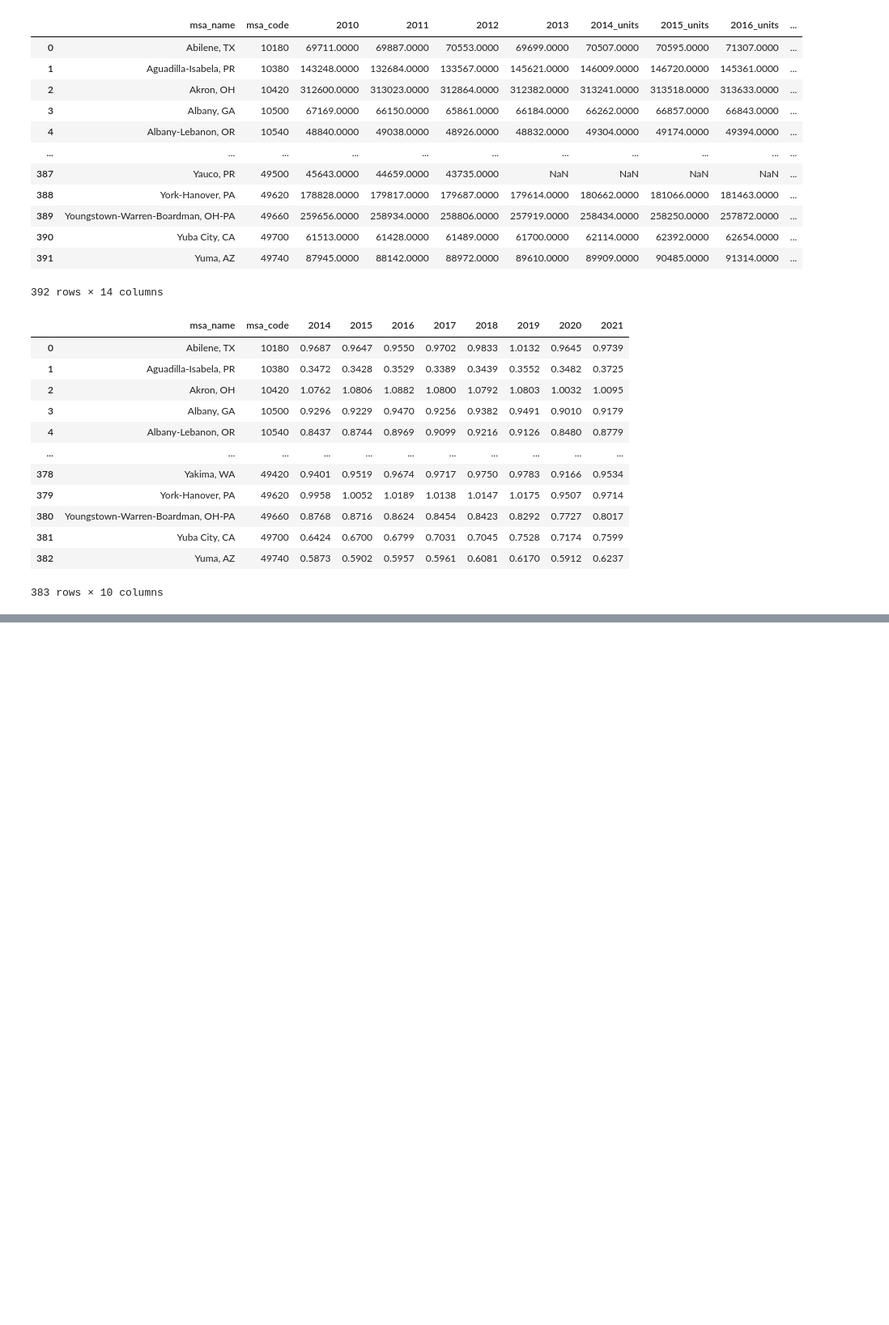
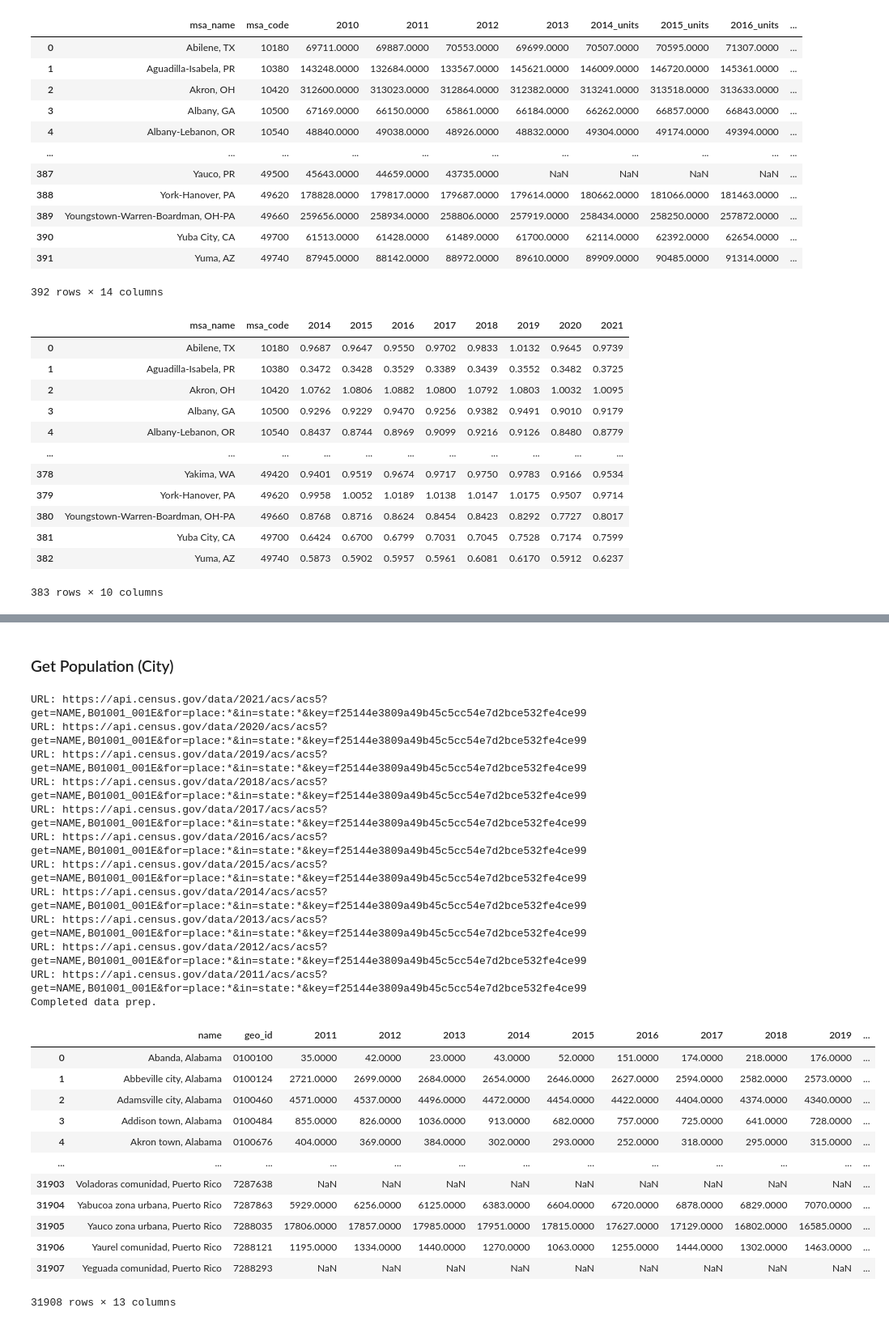
Before and after one commit to AustinJamesWolff/housing_supply_and_demand, a Jupyter notebook: census_api.ipynb, the cells around one changed output, grey strips where cells are left out. Shown at 81% size. Drawn from its saved outputs; the diff is of its cells as text; code cells hidden in the pictures; blank space fills up the shorter version.

Commit message:
Working on city census call

```diff
--- a/census_api.ipynb
+++ b/census_api.ipynb
@@ -1459,0 +1474,43 @@ jobs_per_unit
+# %%
+# Define end year
+begin_year = 2011
+end_year = 2021
+# %% [markdown]
+### Get Population (City)
+# %%
+# Run the API download function
+population_city = download_and_format_msa_census_data(
+    census_code="B01001_001E",
+    census_code_meaning="population_city",
+    begin_year=begin_year,
+    end_year=end_year,
+    format_msa=False,
+    format_city=True
+)
+population_city
+# %% [output]
+URL: https://api.census.gov/data/2021/acs/acs5?get=NAME,B01001_001E&for=place:*&in=state:*&key=f25144e3809a49b45c5cc54e7d2bce532fe4ce99
+URL: https://api.census.gov/data/2020/acs/acs5?get=NAME,B01001_001E&for=place:*&in=state:*&key=f25144e3809a49b45c5cc54e7d2bce532fe4ce99
+URL: https://api.census.gov/data/2019/acs/acs5?get=NAME,B01001_001E&for=place:*&in=state:*&key=f25144e3809a49b45c5cc54e7d2bce532fe4ce99
+URL: https://api.census.gov/data/2018/acs/acs5?get=NAME,B01001_001E&for=place:*&in=state:*&key=f25144e3809a49b45c5cc54e7d2bce532fe4ce99
+URL: https://api.census.gov/data/2017/acs/acs5?get=NAME,B01001_001E&for=place:*&in=state:*&key=f25144e3809a49b45c5cc54e7d2bce532fe4ce99
+URL: https://api.census.gov/data/2016/acs/acs5?get=NAME,B01001_001E&for=place:*&in=state:*&key=f25144e3809a49b45c5cc54e7d2bce532fe4ce99
+URL: https://api.census.gov/data/2015/acs/acs5?get=NAME,B01001_001E&for=place:*&in=state:*&key=f25144e3809a49b45c5cc54e7d2bce532fe4ce99
+URL: https://api.census.gov/data/2014/acs/acs5?get=NAME,B01001_001E&for=place:*&in=state:*&key=f25144e3809a49b45c5cc54e7d2bce532fe4ce99
+URL: https://api.census.gov/data/2013/acs/acs5?get=NAME,B01001_001E&for=place:*&in=state:*&key=f25144e3809a49b45c5cc54e7d2bce532fe4ce99
+URL: https://api.census.gov/data/2012/acs/acs5?get=NAME,B01001_001E&for=place:*&in=state:*&key=f25144e3809a49b45c5cc54e7d2bce532fe4ce99
+URL: https://api.census.gov/data/2011/acs/acs5?get=NAME,B01001_001E&for=place:*&in=state:*&key=f25144e3809a49b45c5cc54e7d2bce532fe4ce99
+Completed data prep.
+|  | name | geo_id | 2011 | 2012 | 2013 | 2014 | 2015 | 2016 | 2017 | 2018 | 2019 | ... |
+| 0 | Abanda, Alabama | 0100100 | 35.0000 | 42.0000 | 23.0000 | 43.0000 | 52.0000 | 151.0000 | 174.0000 | 218.0000 | 176.0000 | ... |
+| 1 | Abbeville city, Alabama | 0100124 | 2721.0000 | 2699.0000 | 2684.0000 | 2654.0000 | 2646.0000 | 2627.0000 | 2594.0000 | 2582.0000 | 2573.0000 | ... |
+| 2 | Adamsville city, Alabama | 0100460 | 4571.0000 | 4537.0000 | 4496.0000 | 4472.0000 | 4454.0000 | 4422.0000 | 4404.0000 | 4374.0000 | 4340.0000 | ... |
+| 3 | Addison town, Alabama | 0100484 | 855.0000 | 826.0000 | 1036.0000 | 913.0000 | 682.0000 | 757.0000 | 725.0000 | 641.0000 | 728.0000 | ... |
+| 4 | Akron town, Alabama | 0100676 | 404.0000 | 369.0000 | 384.0000 | 302.0000 | 293.0000 | 252.0000 | 318.0000 | 295.0000 | 315.0000 | ... |
+| ... | ... | ... | ... | ... | ... | ... | ... | ... | ... | ... | ... | ... |
+| 31903 | Voladoras comunidad, Puerto Rico | 7287638 | NaN | NaN | NaN | NaN | NaN | NaN | NaN | NaN | NaN | ... |
+| 31904 | Yabucoa zona urbana, Puerto Rico | 7287863 | 5929.0000 | 6256.0000 | 6125.0000 | 6383.0000 | 6604.0000 | 6720.0000 | 6878.0000 | 6829.0000 | 7070.0000 | ... |
+| 31905 | Yauco zona urbana, Puerto Rico | 7288035 | 17806.0000 | 17857.0000 | 17985.0000 | 17951.0000 | 17815.0000 | 17627.0000 | 17129.0000 | 16802.0000 | 16585.0000 | ... |
+| 31906 | Yaurel comunidad, Puerto Rico | 7288121 | 1195.0000 | 1334.0000 | 1440.0000 | 1270.0000 | 1063.0000 | 1255.0000 | 1444.0000 | 1302.0000 | 1463.0000 | ... |
+| 31907 | Yeguada comunidad, Puerto Rico | 7288293 | NaN | NaN | NaN | NaN | NaN | NaN | NaN | NaN | NaN | ... |
+31908 rows × 13 columns
```
Also changed, not shown: parts of 16 cells of this notebook, 8 other files.
